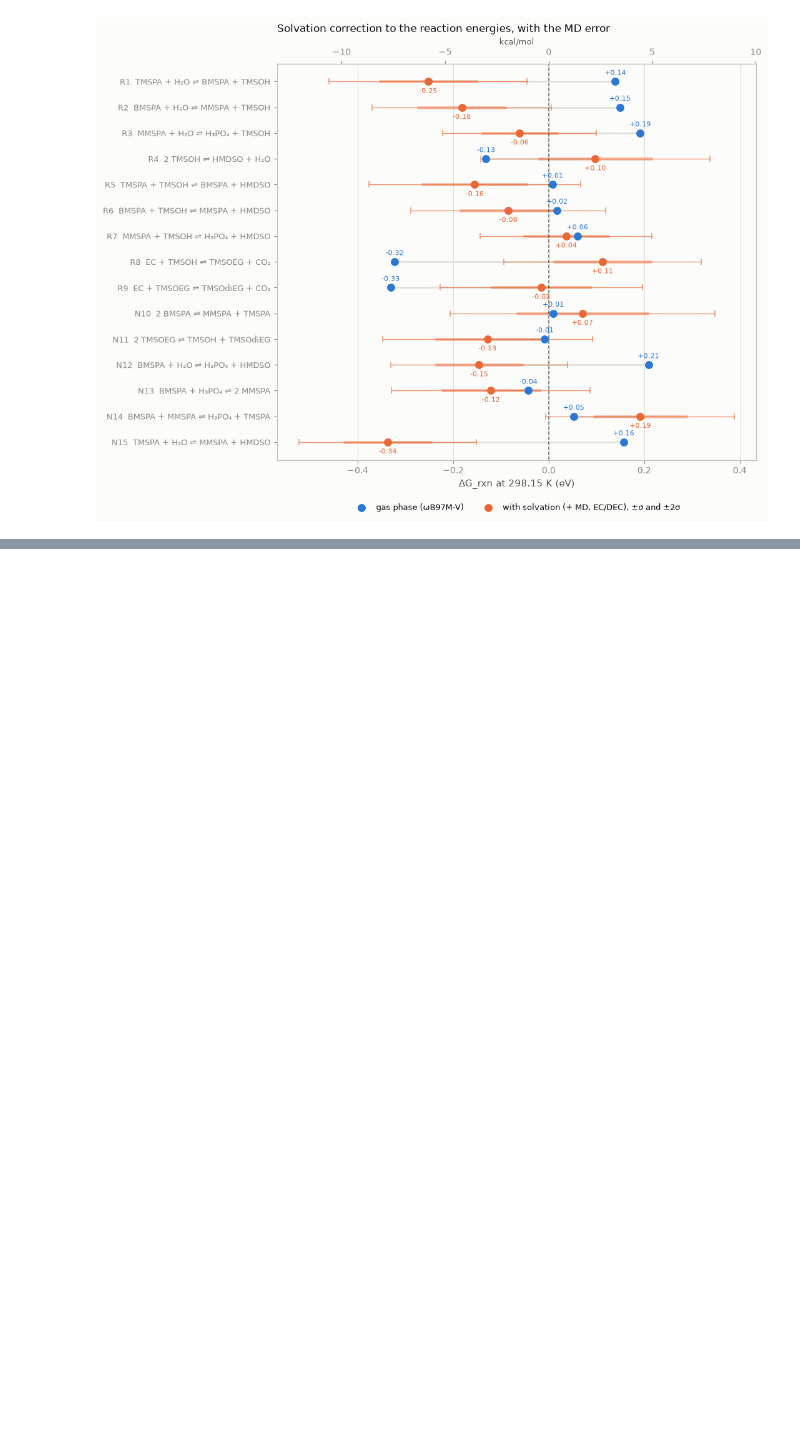
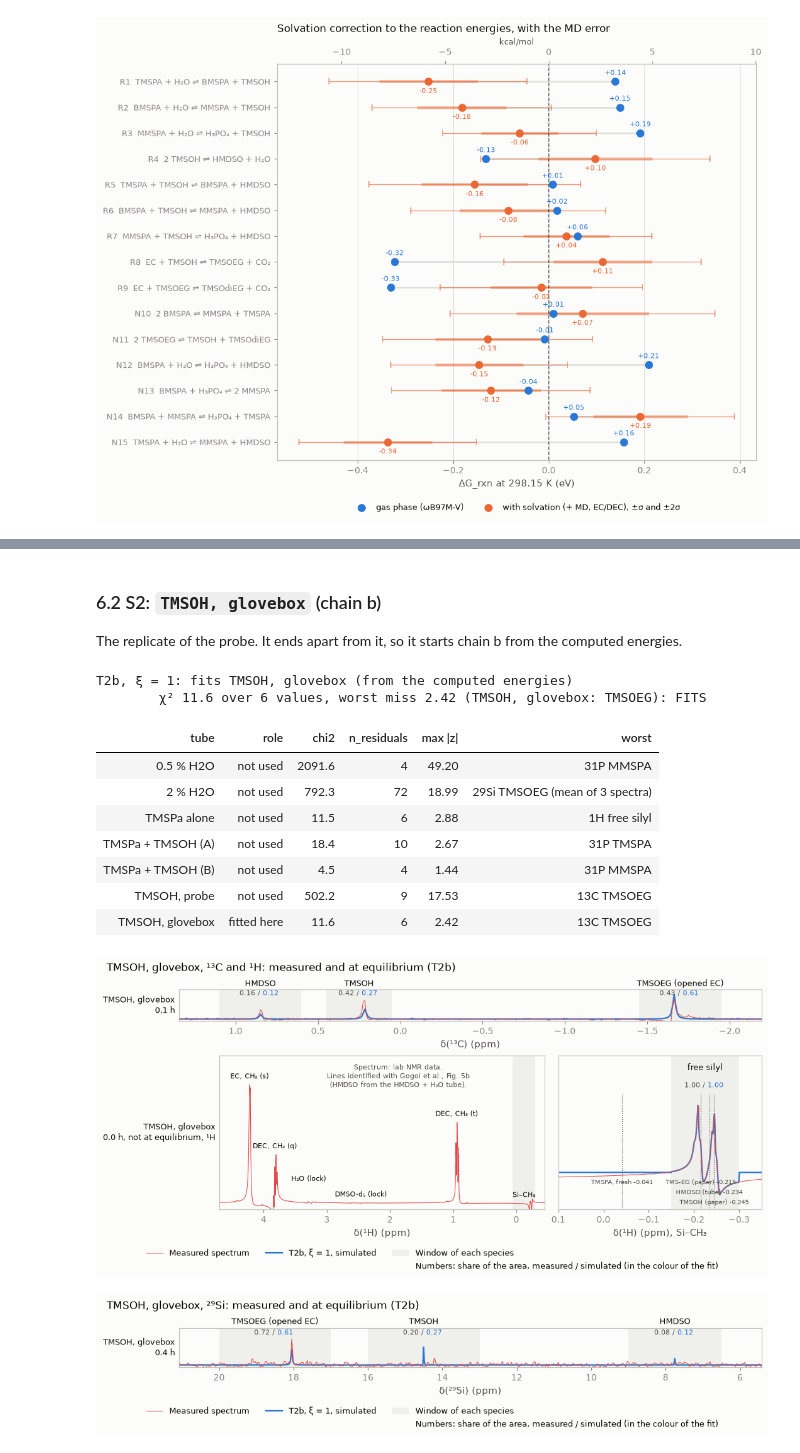
Before and after one commit to yralcaraz/atom-to-reactor, a Jupyter notebook: notebooks/06_fitting_thermo_rev01.ipynb, the cells around one changed output, grey strips where cells are left out. Drawn from its saved outputs; the diff is of its cells as text; code cells hidden in the pictures; blank space fills up the shorter version.

```diff
--- a/notebooks/06_fitting_thermo_rev01.ipynb
+++ b/notebooks/06_fitting_thermo_rev01.ipynb
@@ -496,0 +925,20 @@ XI = 1.0      # ξ: a new sigma, E_solv,i within ±ξ·SD_i; ξ = 2 doubles the
+# %% [markdown]
+### 6.2 S2: `TMSOH, glovebox` (chain b)
+
+The replicate of the probe. It ends apart from it, so it starts chain b from the computed energies.
+# %%
+XI_S2 = 1.0   # ξ: 1, 2 or 3
+show_thermo_step('T2b', XI_S2)
+# %% [output]
+T2b, ξ = 1: fits TMSOH, glovebox (from the computed energies)
+        χ² 11.6 over 6 values, worst miss 2.42 (TMSOH, glovebox: TMSOEG): FITS
+| tube | role | chi2 | n_residuals | max |z| | worst |
+| 0.5 % H2O | not used | 2091.6 | 4 | 49.20 | 31P MMSPA |
+| 2 % H2O | not used | 792.3 | 72 | 18.99 | 29Si TMSOEG (mean of 3 spectra) |
+| TMSPa alone | not used | 11.5 | 6 | 2.88 | 1H free silyl |
+| TMSPa + TMSOH (A) | not used | 18.4 | 10 | 2.67 | 31P TMSPA |
+| TMSPa + TMSOH (B) | not used | 4.5 | 4 | 1.44 | 31P MMSPA |
+| TMSOH, probe | not used | 502.2 | 9 | 17.53 | 13C TMSOEG |
+| TMSOH, glovebox | fitted here | 11.6 | 6 | 2.42 | 13C TMSOEG |
+[figure, added]
+[figure, added]
```
Also changed, not shown: parts of 21 cells of this notebook, 17 other files.
